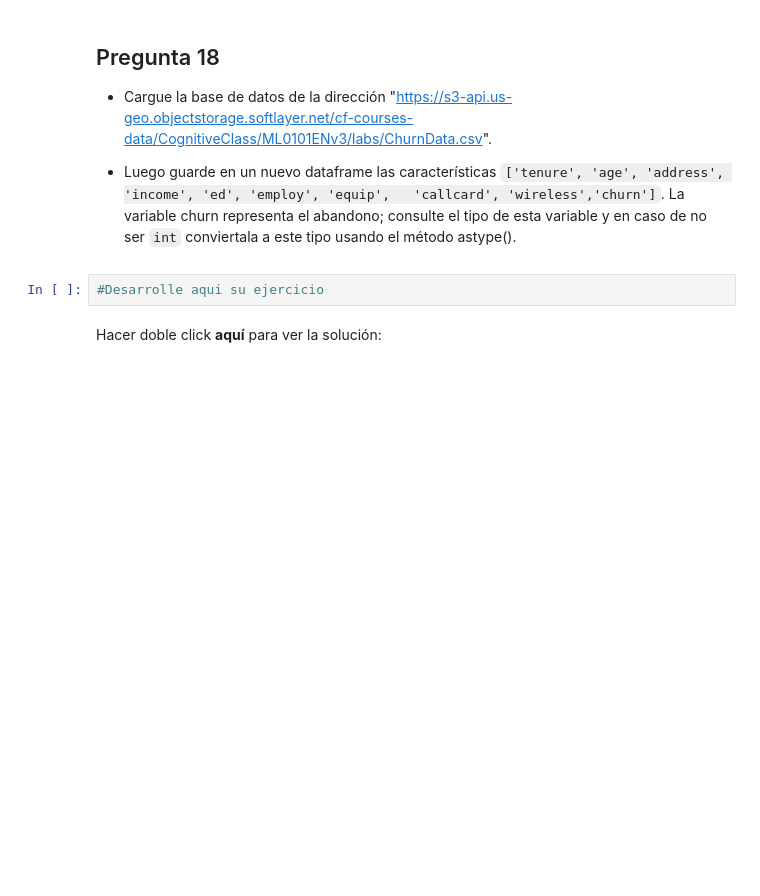
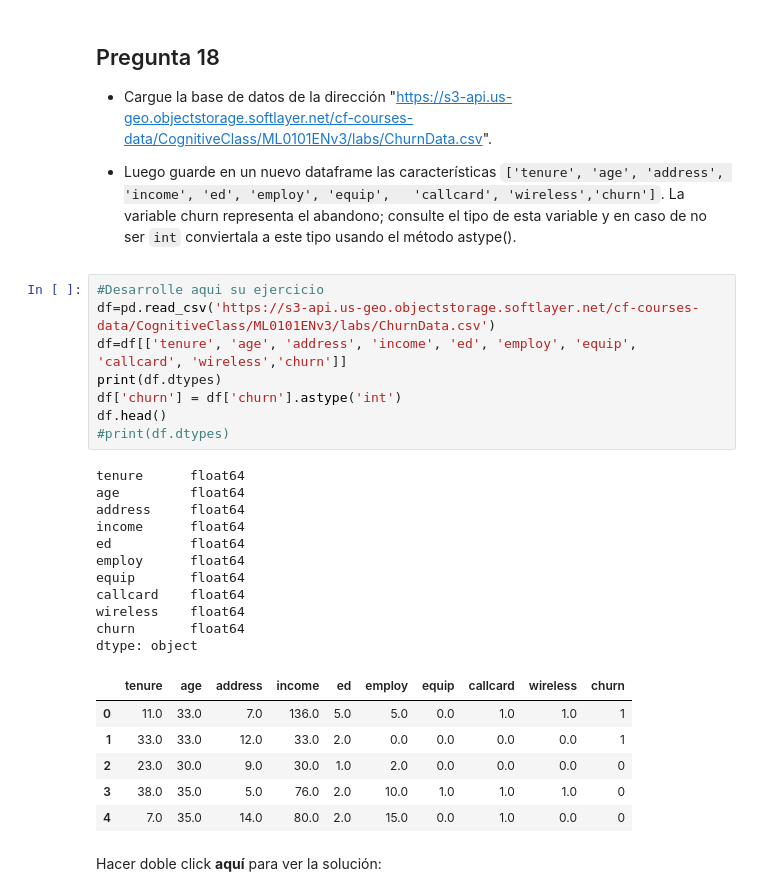
Before and after one commit to lavillegas/pythonfinanzaseafit, a Jupyter notebook: Clase_8_modificada.ipynb, the cells around one changed output. Cells and saved outputs as stored; diff of their text form; blank space fills up the shorter version.

```diff
--- a/Clase_8_modificada.ipynb
+++ b/Clase_8_modificada.ipynb
@@ -2977,8 +2979,32 @@ La siguiente base de datos contiene información de clientes de una empresa de t
 
 - Luego guarde en un nuevo dataframe las características `['tenure', 'age', 'address', 'income', 'ed', 'employ', 'equip',   'callcard', 'wireless','churn']`.
 La variable churn representa el abandono; consulte el tipo de esta variable y en caso de no ser `int` conviertala a este tipo usando el método astype().
-# %%
-#Desarrolle aqui su ejercicio
+# %%
+#Desarrolle aqui su ejercicio
+df=pd.read_csv('https://s3-api.us-geo.objectstorage.softlayer.net/cf-courses-data/CognitiveClass/ML0101ENv3/labs/ChurnData.csv')
+df=df[['tenure', 'age', 'address', 'income', 'ed', 'employ', 'equip', 'callcard', 'wireless','churn']]
+print(df.dtypes)
+df['churn'] = df['churn'].astype('int')
+df.head()
+#print(df.dtypes)
+# %% [output]
+tenure      float64
+age         float64
+address     float64
+income      float64
+ed          float64
+employ      float64
+equip       float64
+callcard    float64
+wireless    float64
+churn       float64
+dtype: object
+|  | tenure | age | address | income | ed | employ | equip | callcard | wireless | churn |
+| 0 | 11.0 | 33.0 | 7.0 | 136.0 | 5.0 | 5.0 | 0.0 | 1.0 | 1.0 | 1 |
+| 1 | 33.0 | 33.0 | 12.0 | 33.0 | 2.0 | 0.0 | 0.0 | 0.0 | 0.0 | 1 |
+| 2 | 23.0 | 30.0 | 9.0 | 30.0 | 1.0 | 2.0 | 0.0 | 0.0 | 0.0 | 0 |
+| 3 | 38.0 | 35.0 | 5.0 | 76.0 | 2.0 | 10.0 | 1.0 | 1.0 | 1.0 | 0 |
+| 4 | 7.0 | 35.0 | 14.0 | 80.0 | 2.0 | 15.0 | 0.0 | 1.0 | 0.0 | 0 |
 # %% [markdown]
 Hacer doble click **aquí** para ver la solución:
 
```
Also changed, not shown: parts of 26 cells of this notebook.
